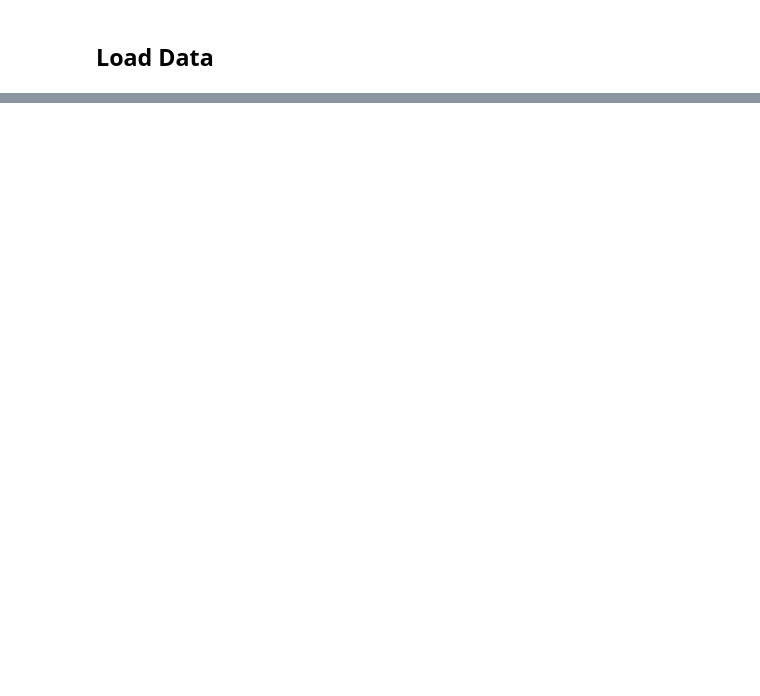
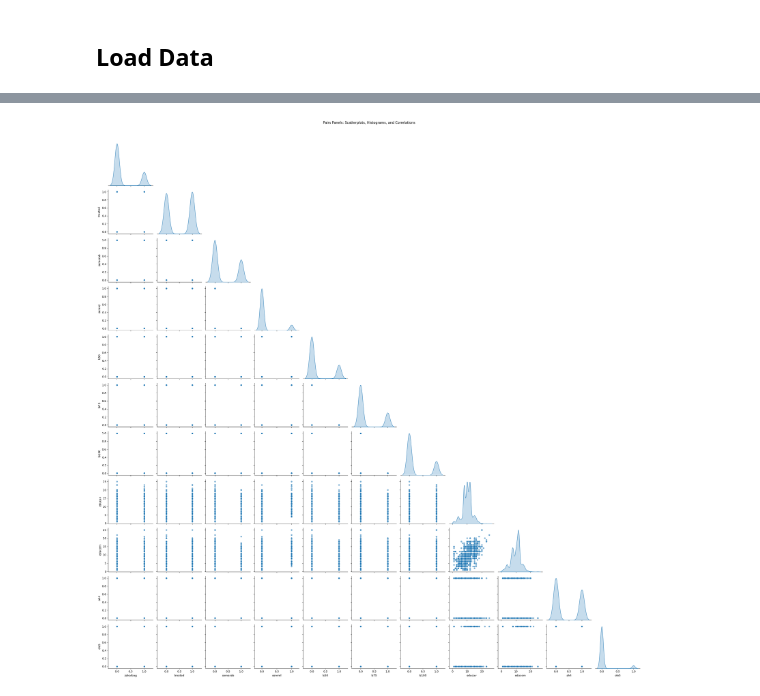
Before and after one commit to emolinaperez/econometrics_mek, a Jupyter notebook: Week 3/Python/Lab3_Econometrics.ipynb, the cells around one changed output, grey strips where cells are left out. Saved outputs shown, nothing was run; the diff lists cells and outputs as text; code cells hidden in the pictures; blank space fills up the shorter version.

```diff
--- a/Week 3/Python/Lab3_Econometrics.ipynb
+++ b/Week 3/Python/Lab3_Econometrics.ipynb
@@ -44,0 +378,19 @@ print(f"Mean of residuals: {mean_residuals}")
+# %%
+import re
+
+ # covariates
+
+# Extract covariates that start with "_Ip" in column names
+ip = [col for col in data.columns if re.match(r"^_Ip", col)]
+
+# Define additional covariates
+additional_covariates = ["treated", "semarab", "semrel", "ls50", "ls75", "ls100", "educav", "educem", "ah4", "ole5"]
+
+# Combine all covariates
+covar = additional_covariates + ip
+
+# Create the formula dynamically
+fm2 = f"zakaibag ~ {' + '.join(covar)}"
+
+print("Formula for regression:")
+print(fm2)
@@ -44,0 +400,6 @@ print(f"Mean of residuals: {mean_residuals}")
+# %%
+# Fit the regression model using formula `fm2`
+model2 = smf.ols(fm2, data=data_subset).fit()
+
+# Display the summary of the model
+print(model2.summary())
@@ -44,0 +472,21 @@ print(f"Mean of residuals: {mean_residuals}")
+# %%
+# Select columns for the pairs plot
+columns_to_plot = ["zakaibag", "treated", "semarab", "semrel", "ls50","ls75", "ls100", "educav", "educem", "ah4", "ole5"]
+
+# Subset the data
+data_subset = data_cor[columns_to_plot]
+
+# Create the pairs plot
+sns.pairplot(
+    data_subset,
+    diag_kind="kde",  # Kernel density estimate for histograms
+    corner=True,      # Display only the lower triangle of plots
+    plot_kws={'alpha': 0.6}  # Transparency for scatter plots
+)
+
+# Adjust the layout and display the plot
+plt.suptitle("Pairs Panels: Scatterplots, Histograms, and Correlations", y=1.02)
+plt.tight_layout()
+plt.show()
+# %% [output]
+[figure, added]
```
Also changed, not shown: parts of 49 cells of this notebook, 4 other files.
